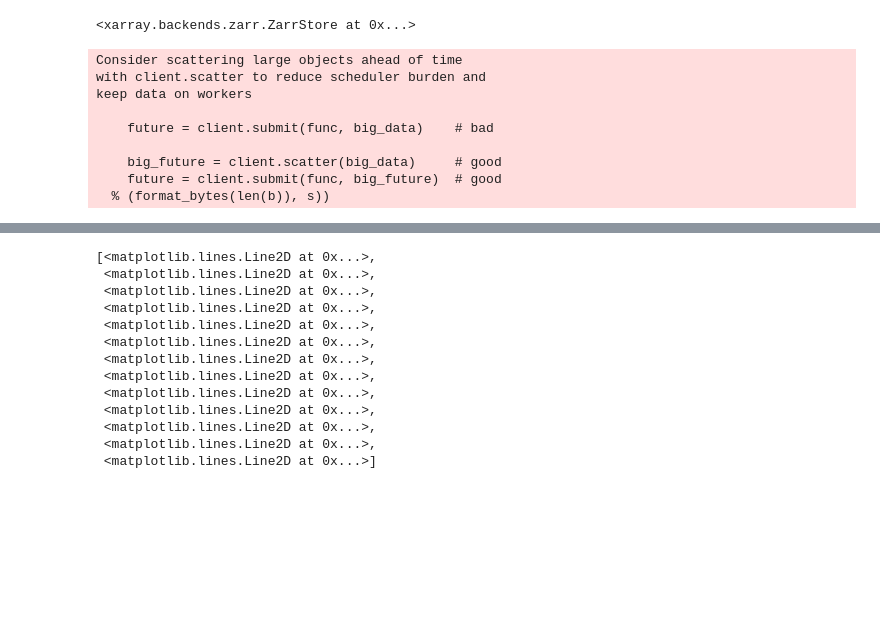
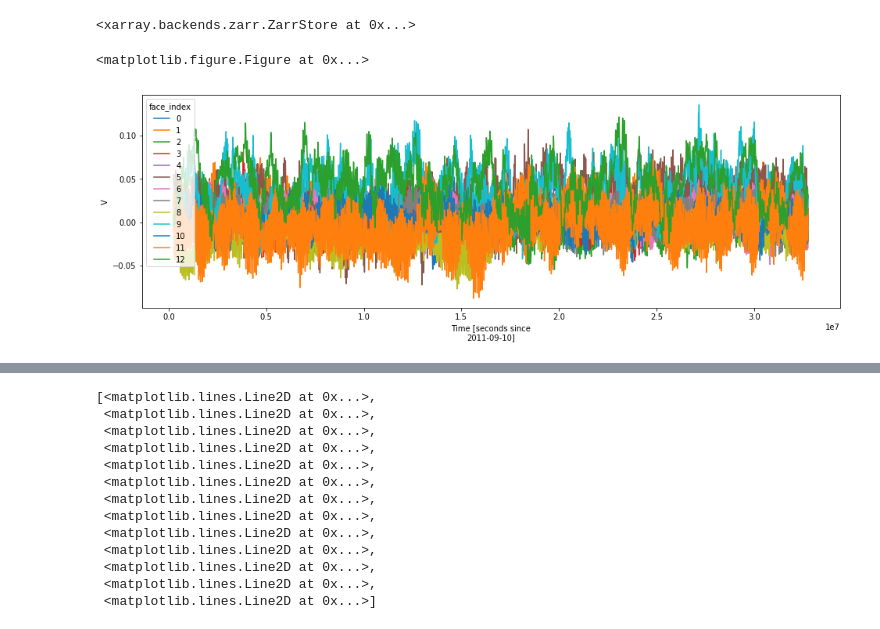
Before and after one commit to rabernat/llcreader, a Jupyter notebook: load_llc.ipynb, the cells around one changed output, grey strips where cells are left out. Drawn from its saved outputs; the diff is of its cells as text; code cells hidden in the pictures; blank space fills up the shorter version.

```diff
--- a/load_llc.ipynb
+++ b/load_llc.ipynb
@@ -100,8 +121,9 @@ delta_t = 25. # seconds
 all_iters = np.arange(10368, 1310544+1, 144)
 time = delta_t * all_iters
 
-ds = open_mdsdataset(data_dir, grid_dir=grid_dir,
-                     iters=list(all_iters)[:1], geometry='llc', read_grid=True,
+ds = open_mdsdataset(grid_dir, grid_dir=grid_dir,
+                     iters=[0], prefix=None,
+                     geometry='llc', read_grid=True,
                      default_dtype=np.dtype('>f4'), delta_t=delta_t,
                      ignore_unknown_vars=True)
 
@@ -259,3 +324,6 @@ Coordinates:
     title:        netCDF wrapper of MITgcm MDS binary data
     source:       MITgcm
     history:      Created by calling `open_mdsdataset(llc_method='smallchunks...
+# %%
+ds_subset = ds_subset.reset_coords(drop=True)
+ds_subset
@@ -324,20 +478,13 @@ base_dir = '/nobackup/rpaberna/llc4320_zarr/'
 # %%
 for vname in ['V']:
     output_dir = base_dir + vname
     ds_drop = ds_subset[[vname]].reset_coords(drop=True)
     to_zarr = ds_drop.to_zarr(output_dir, compute=False)
     ts = ds_drop[vname].mean(axis=(-1, -2))
     res, ts = dask.compute(to_zarr, ts, retries=5)
-    ts.to_netcdf('llc4320_checksums/%s_ts.nc' % vname)
+    ts.to_netcdf('llc4320_checksums_pleiades/%s_ts.nc' % vname)
     plt.figure()
     ts.fillna(-99).plot.line(x='time', figsize=(16,5))
 # %% [output]
-Consider scattering large objects ahead of time
-with client.scatter to reduce scheduler burden and
-keep data on workers
-
-    future = client.submit(func, big_data)    # bad
-
-    big_future = client.scatter(big_data)     # good
-    future = client.submit(func, big_future)  # good
-  % (format_bytes(len(b)), s))
+<matplotlib.figure.Figure at 0x...>
+[figure, added]
```
Also changed, not shown: parts of 28 cells of this notebook, 2 other files.
